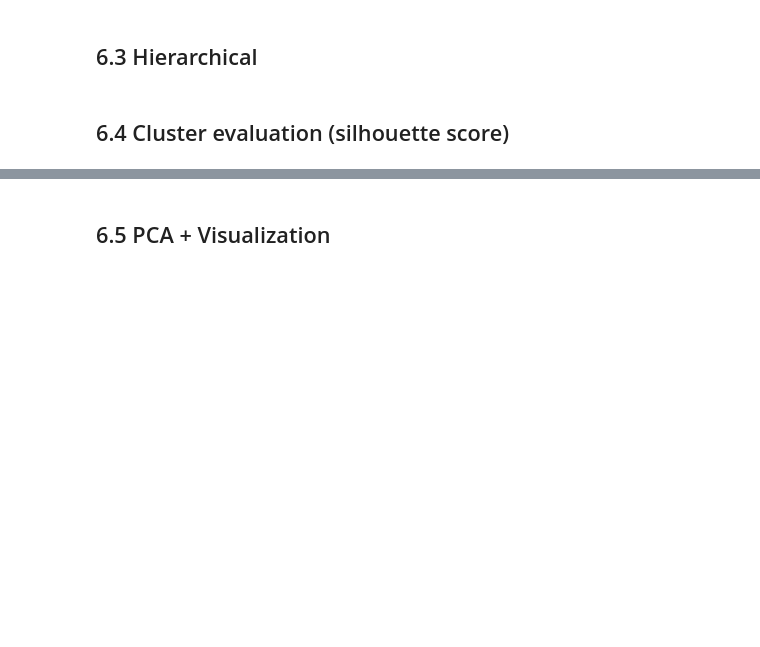
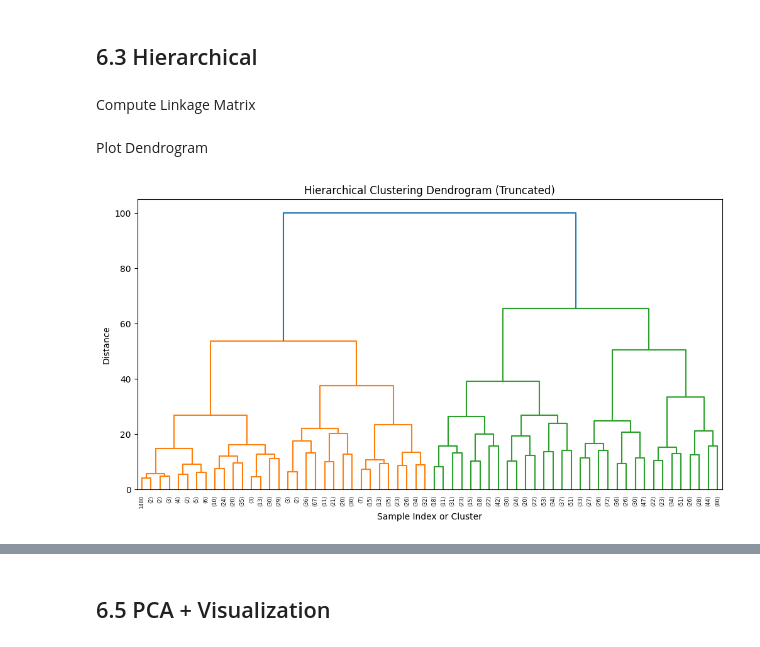
Before and after one commit to jtang6031/siads-696-nba-injury-prediction, a Jupyter notebook: notebooks/06_unsupervised_models.ipynb, the cells around one changed output, grey strips where cells are left out. Cells and saved outputs as stored; diff of their text form; code cells hidden in the pictures; blank space fills up the shorter version.

```diff
--- a/notebooks/06_unsupervised_models.ipynb
+++ b/notebooks/06_unsupervised_models.ipynb
@@ -16,19 +42,6 @@ from sklearn.metrics import mean_absolute_error, mean_squared_error
 # %%
-TARGET = "games_missed"
+X_train = train_df.drop(columns=["target_next_season"])
 
-NUMERIC_FEATURES = [
-    "age",
-    "career_games",
-    "career_minutes",
-    "avg_minutes",
-    "usage_rate",
-    "distance_traveled",
-    "avg_speed",
-    "drives_per_game",
-    "back_to_back_games",
-    "games_missed_last_3_seasons"
-]
-
-CATEGORICAL_FEATURES = [
-    "position"
-]
+# Scale once
+scaler = StandardScaler()
+X_scaled = scaler.fit_transform(X_train)
@@ -81,13 +108,6 @@ df["kmeans_cluster"] = kmeans.fit_predict(X_cluster_processed)
 # %% [markdown]
 ## 6.3 Hierarchical
+# %% [markdown]
+Compute Linkage Matrix
 # %%
-from sklearn.cluster import AgglomerativeClustering
-
-hierarchical = AgglomerativeClustering(
-    n_clusters=4,
-    linkage="ward"
-)
-
-df["hierarchical_cluster"] = hierarchical.fit_predict(X_cluster_processed.toarray())
+Z = linkage(X_scaled, method="ward")
-# %% [markdown]
-## 6.4 Cluster evaluation (silhouette score)
@@ -102,0 +114,11 @@ print(f"Silhouette Score (K-Means): {silhouette:.3f}")
+# %% [markdown]
+Plot Dendrogram
+# %%
+plt.figure(figsize=(12,6))
+dendrogram(Z, truncate_mode="level", p=5)
+plt.title("Hierarchical Clustering Dendrogram (Truncated)")
+plt.xlabel("Sample Index or Cluster")
+plt.ylabel("Distance")
+plt.show()
+# %% [output]
+[figure, added]
```
Also changed, not shown: parts of 12 cells of this notebook.
